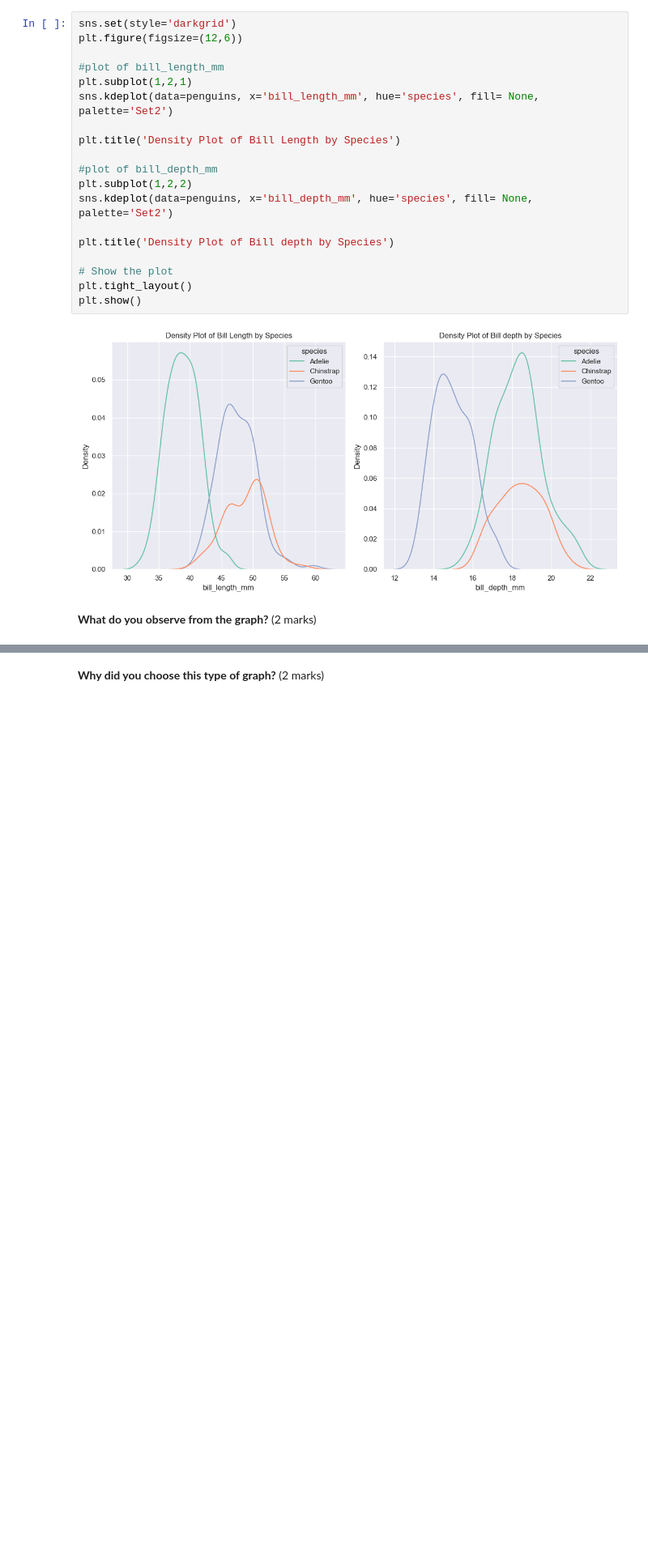
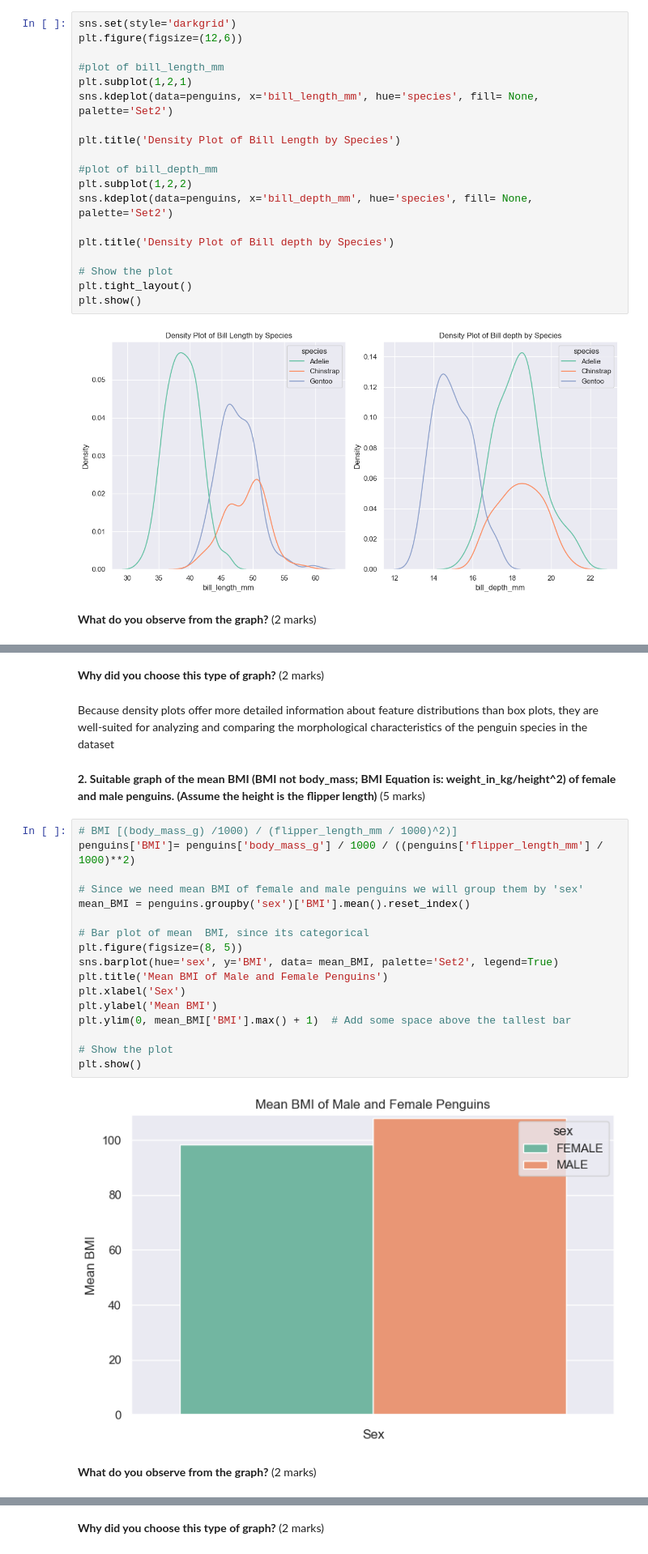
Before and after one commit to JB250101/Machine-learning, a Jupyter notebook: Assignment 2/Assignment2.ipynb, the cells around one changed output, grey strips where cells are left out. Shown at 81% size. Drawn from its saved outputs; the diff is of its cells as text; blank space fills up the shorter version.

```diff
--- a/Assignment 2/Assignment2.ipynb
+++ b/Assignment 2/Assignment2.ipynb
@@ -127,0 +127,28 @@ Providing observation from density because:
+# %% [markdown]
+
+**Why did you choose this type of graph?** (2 marks)
+# %% [markdown]
+Because density plots offer more detailed information about feature distributions than box plots, they are well-suited for analyzing and comparing the morphological characteristics of the penguin species in the dataset
+# %% [markdown]
+**2. Suitable graph of the mean BMI (BMI not body_mass; BMI Equation is: weight_in_kg/height^2) of female and male penguins. (Assume the height is the flipper length)**  (5 marks)
+# %%
+# BMI [(body_mass_g) /1000) / (flipper_length_mm / 1000)^2)]
+penguins['BMI']= penguins['body_mass_g'] / 1000 / ((penguins['flipper_length_mm'] / 1000)**2)
+
+# Since we need mean BMI of female and male penguins we will group them by 'sex'
+mean_BMI = penguins.groupby('sex')['BMI'].mean().reset_index()
+
+# Bar plot of mean  BMI, since its categorical
+plt.figure(figsize=(8, 5))
+sns.barplot(hue='sex', y='BMI', data= mean_BMI, palette='Set2', legend=True)
+plt.title('Mean BMI of Male and Female Penguins')
+plt.xlabel('Sex')
+plt.ylabel('Mean BMI')
+plt.ylim(0, mean_BMI['BMI'].max() + 1)  # Add some space above the tallest bar
+
+# Show the plot
+plt.show()
+# %% [output]
+[figure, added]
+# %% [markdown]
+ **What do you observe from the graph?** (2 marks)
```
Also changed, not shown: parts of 62 cells of this notebook, 2 other files.
